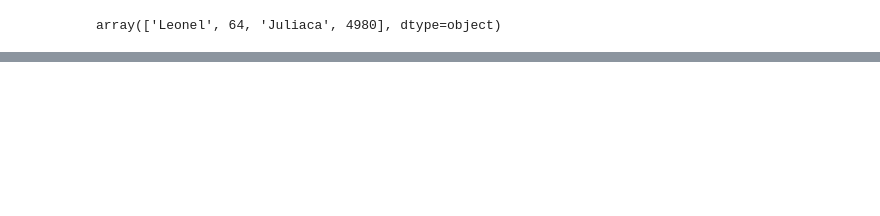
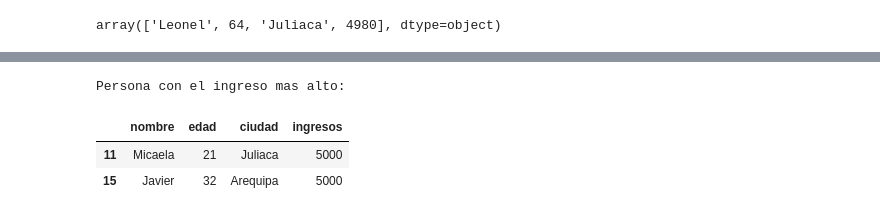
Before and after one commit to erickson1999/big-data, a Jupyter notebook: ejercicio1.ipynb, the cells around one changed output, grey strips where cells are left out. Cells and saved outputs as stored; diff of their text form; code cells hidden in the pictures; blank space fills up the shorter version.

```diff
--- a/ejercicio1.ipynb
+++ b/ejercicio1.ipynb
@@ -119,0 +146,13 @@ orden_edad_descendente
+# %%
+# PERSONA CON EL INGRESO MAS ALTO
+# Selecciona la(s) fila(s) donde el ingreso es igual al ingreso máximo en el DataFrame 'data'
+persona_ingreso_mas_alto = data[data["ingresos"] == data["ingresos"].max()]
+# Imprime un mensaje
+print("Persona con el ingreso mas alto:\n")
+# Muestra la(s) fila(s) correspondiente(s)
+persona_ingreso_mas_alto
+# %% [output]
+Persona con el ingreso mas alto:
+|  | nombre | edad | ciudad | ingresos |
+| 11 | Micaela | 21 | Juliaca | 5000 |
+| 15 | Javier | 32 | Arequipa | 5000 |
```
Also changed, not shown: parts of 23 cells of this notebook.
